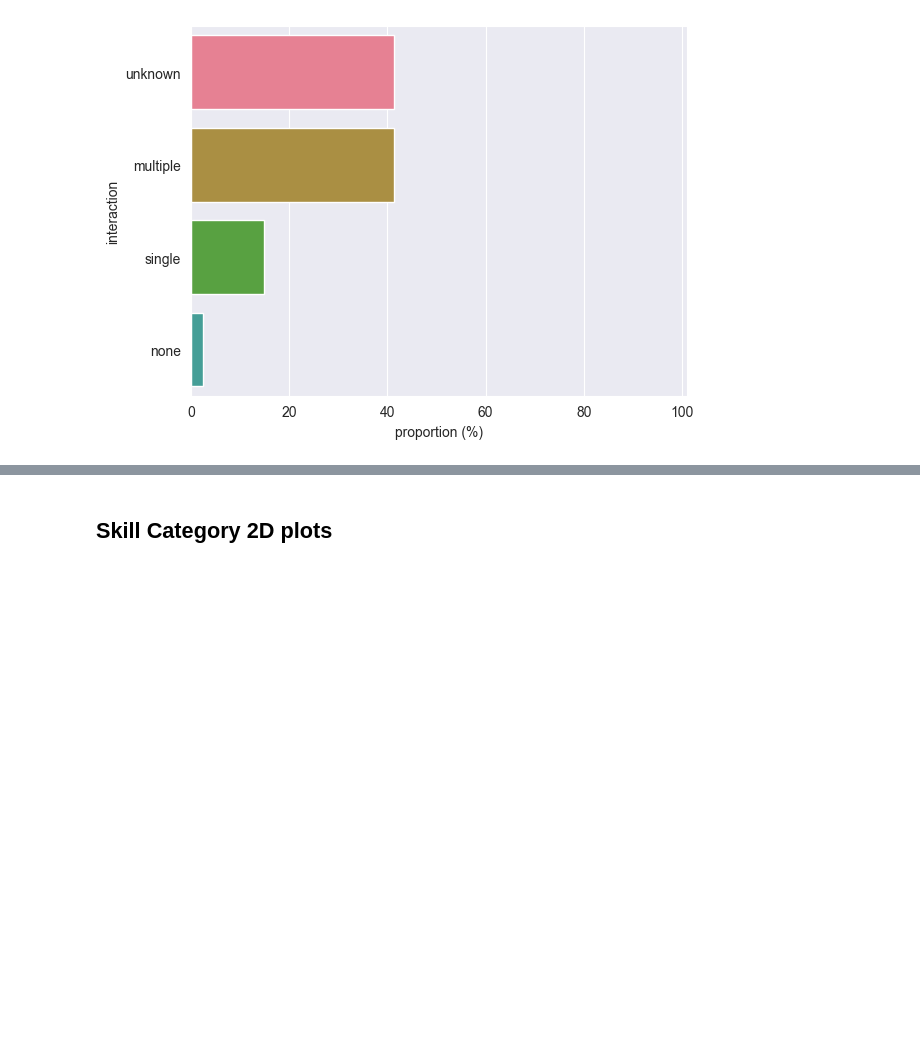
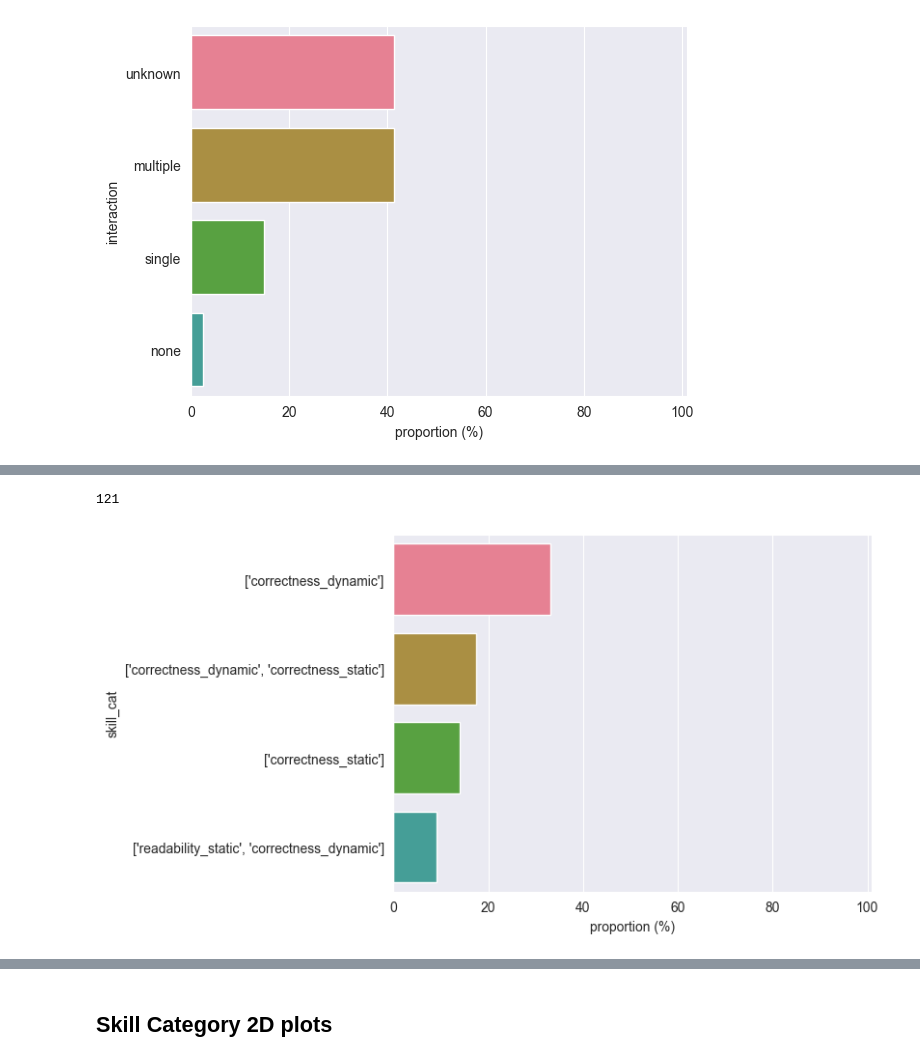
Before and after one commit to m-messer/Automated-Assessment-SLR-Data-Processing, a Jupyter notebook: results.ipynb, the cells around one changed output, grey strips where cells are left out. Saved outputs shown, nothing was run; the diff lists cells and outputs as text; code cells hidden in the pictures; blank space fills up the shorter version.

Commit message:
PHD-128 Added back in 1D skill category plots

```diff
--- a/results.ipynb
+++ b/results.ipynb
@@ -145,0 +149,6 @@ plt.savefig('plots/interaction.pdf', bbox_inches='tight')
+# %%
+skill_cat_count = df.skill_cat.value_counts().reset_index()
+skill_cat_count.columns = ["skill_cat", 'number']
+skill_cat_count['proportion'] = (skill_cat_count.number / skill_cat_count.number.sum()) * 100
+skill_cat_count.skill_cat = skill_cat_count.skill_cat.astype(str)
+skill_cat_count.head()
@@ -145,0 +162,11 @@ plt.savefig('plots/interaction.pdf', bbox_inches='tight')
+# %%
+skill_cat_count.number.sum()
+# %% [output]
+121
+# %%
+ax_skill_cat = sns.barplot(skill_cat_count[skill_cat_count.number > 5], y='skill_cat', x='proportion')
+ax_skill_cat.set(xlabel = 'proportion (%)')
+plt.xlim([0, 101])
+plt.savefig('plots/skill_cat.pdf', bbox_inches='tight')
+# %% [output]
+[figure, added]
```
Also changed, not shown: parts of 5 cells of this notebook, 12 other files.
